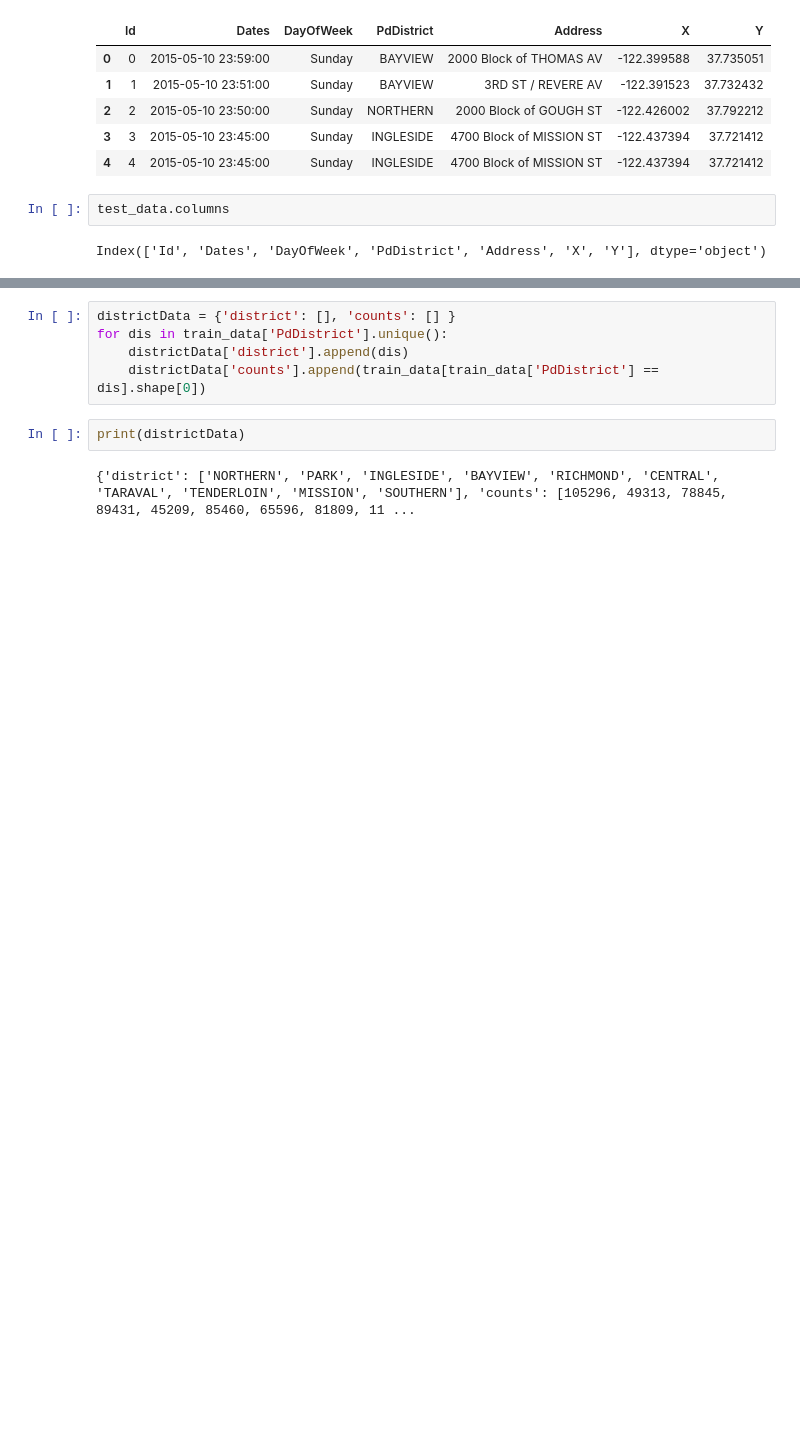
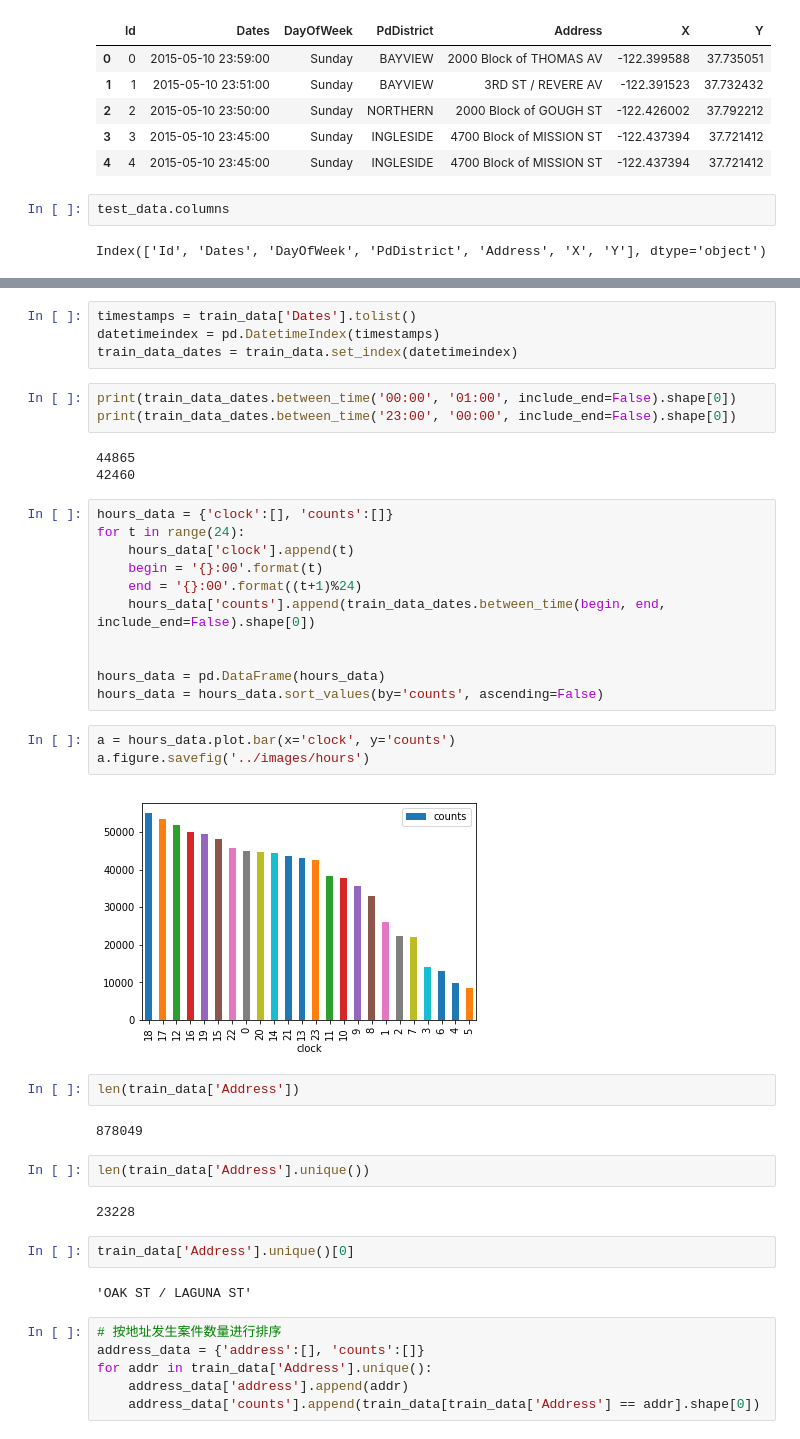
Before and after one commit to SongShawn/MachineLearning, a Jupyter notebook: capstone/solutions/snippets.ipynb, the cells around one changed output, grey strips where cells are left out. Cells and saved outputs as stored; diff of their text form; blank space fills up the shorter version.

```diff
--- a/capstone/solutions/snippets.ipynb
+++ b/capstone/solutions/snippets.ipynb
@@ -74,10 +93,45 @@ train_data[train_data['PdDistrict'] == 'NORTHERN'].shape[0]
+# %%
+timestamps = train_data['Dates'].tolist()
+datetimeindex = pd.DatetimeIndex(timestamps)
+train_data_dates = train_data.set_index(datetimeindex)
+# %%
+print(train_data_dates.between_time('00:00', '01:00', include_end=False).shape[0])
+print(train_data_dates.between_time('23:00', '00:00', include_end=False).shape[0])
+# %% [output]
+44865
+42460
+# %%
+hours_data = {'clock':[], 'counts':[]}
+for t in range(24):
+    hours_data['clock'].append(t)
+    begin = '{}:00'.format(t)
+    end = '{}:00'.format((t+1)%24)
+    hours_data['counts'].append(train_data_dates.between_time(begin, end, include_end=False).shape[0])
+
+
+hours_data = pd.DataFrame(hours_data)
+hours_data = hours_data.sort_values(by='counts', ascending=False)
+# %%
+a = hours_data.plot.bar(x='clock', y='counts')
+a.figure.savefig('../images/hours')
+# %% [output]
+[figure, added]
+# %%
+len(train_data['Address'])
+# %% [output]
+878049
+# %%
+len(train_data['Address'].unique())
+# %% [output]
+23228
+# %%
+train_data['Address'].unique()[0]
+# %% [output]
+'OAK ST / LAGUNA ST'
 # %%
-districtData = {'district': [], 'counts': [] }
-for dis in train_data['PdDistrict'].unique():
-    districtData['district'].append(dis)
-    districtData['counts'].append(train_data[train_data['PdDistrict'] == dis].shape[0])
+# 按地址发生案件数量进行排序
+address_data = {'address':[], 'counts':[]}
+for addr in train_data['Address'].unique():
+    address_data['address'].append(addr)
+    address_data['counts'].append(train_data[train_data['Address'] == addr].shape[0])
-# %%
-print(districtData)
-# %% [output]
-{'district': ['NORTHERN', 'PARK', 'INGLESIDE', 'BAYVIEW', 'RICHMOND', 'CENTRAL', 'TARAVAL', 'TENDERLOIN', 'MISSION', 'SOUTHERN'], 'counts': [105296, 49313, 78845, 89431, 45209, 85460, 65596, 81809, 11 ...
 # %%
```
Also changed, not shown: parts of 8 cells of this notebook, 5 other files.
